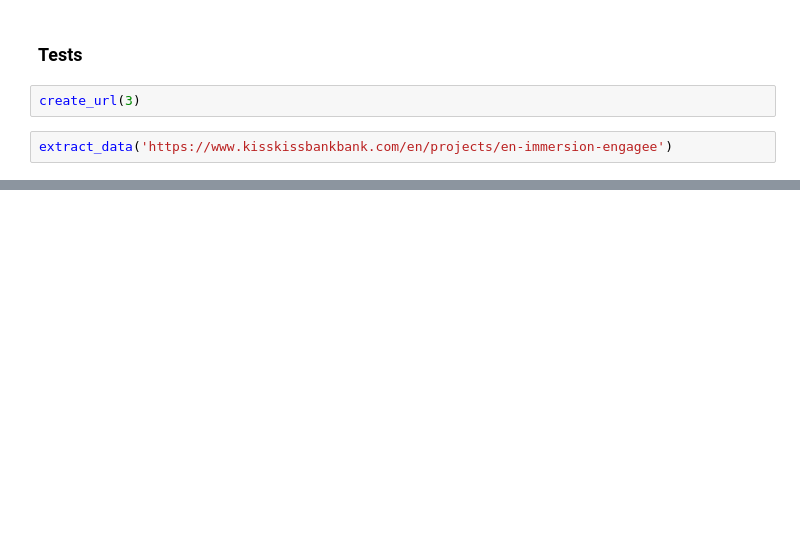
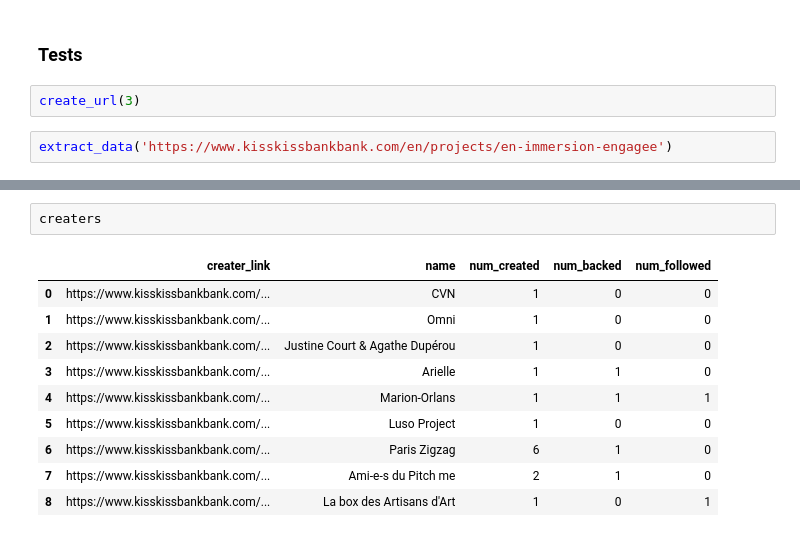
Before and after one commit to nghiadanh26/Crowdfunding, a Jupyter notebook: collect_data_v2.ipynb, the cells around one changed output, grey strips where cells are left out. Saved outputs shown, nothing was run; the diff lists cells and outputs as text; blank space fills up the shorter version.

```diff
--- a/collect_data_v2.ipynb
+++ b/collect_data_v2.ipynb
@@ -425,0 +476,13 @@ collect_data(2,3)
+# %%
+creaters
+# %% [output]
+|  | creater_link | name | num_created | num_backed | num_followed |
+| 0 | https://www.kisskissbankbank.com/... | CVN | 1 | 0 | 0 |
+| 1 | https://www.kisskissbankbank.com/... | Omni | 1 | 0 | 0 |
+| 2 | https://www.kisskissbankbank.com/... | Justine Court & Agathe Dupérou | 1 | 0 | 0 |
+| 3 | https://www.kisskissbankbank.com/... | Arielle | 1 | 1 | 0 |
+| 4 | https://www.kisskissbankbank.com/... | Marion-Orlans | 1 | 1 | 1 |
+| 5 | https://www.kisskissbankbank.com/... | Luso Project | 1 | 0 | 0 |
+| 6 | https://www.kisskissbankbank.com/... | Paris Zigzag | 6 | 1 | 0 |
+| 7 | https://www.kisskissbankbank.com/... | Ami-e-s du Pitch me | 2 | 1 | 0 |
+| 8 | https://www.kisskissbankbank.com/... | La box des Artisans d'Art | 1 | 0 | 1 |
```
Also changed, not shown: parts of 9 cells of this notebook.
